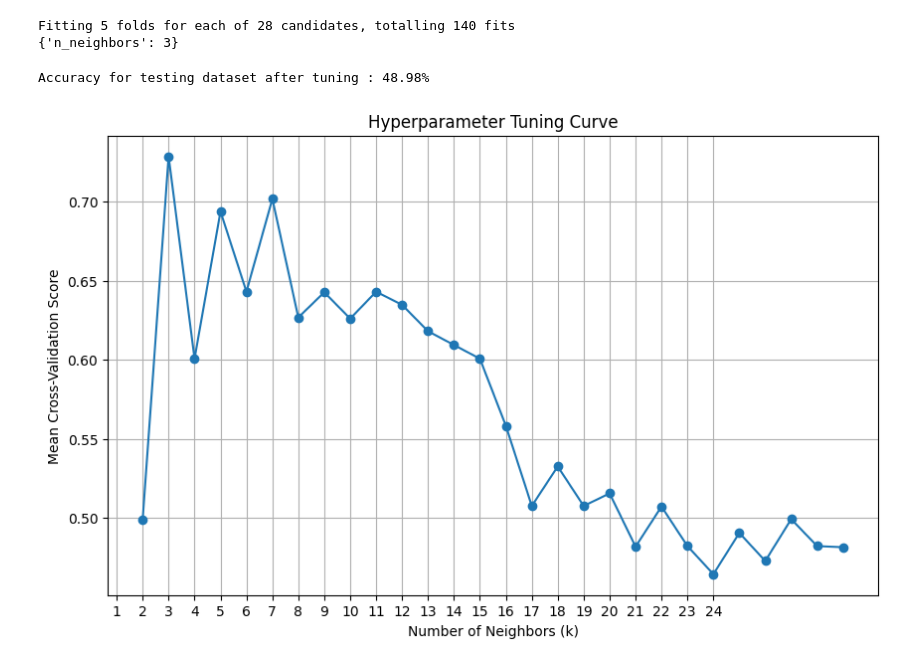
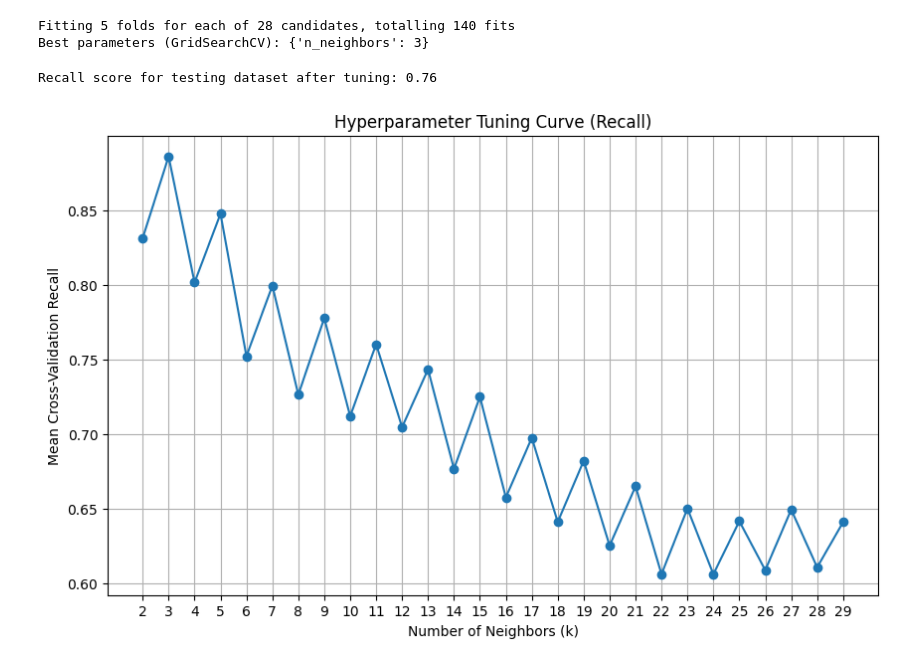
Before and after one commit to dhxrth/IT1244-Final-Project, a Jupyter notebook: KNN_HVC.ipynb, the cells around one changed output. Cells and saved outputs as stored; diff of their text form; code cells hidden in the pictures.

```diff
--- a/KNN_HVC.ipynb
+++ b/KNN_HVC.ipynb
@@ -69,7 +93,8 @@ print(best_params_smote)
 # %%
-smote = SMOTE(k_neighbors=best_params_smote['sampling__k_neighbors'])
+smote = SMOTE(k_neighbors=best_params_smote['sampling__k_neighbors'], sampling_strategy=0.5)
 train_x_smote, train_y_smote = smote.fit_resample(train_x, train_y)
 class_counts = train_y_smote.value_counts()
 print(class_counts)
+print(type(train_y_smote))
 # %% [output]
 class_label
@@ -174,0 +158,6 @@ Feature names in test_x:
+# %%
+train_x, train_y = custom_undersampler_pipeline.fit_resample(train_x_smote, train_y_smote)
+
+counts = train_y.value_counts()
+
+print(counts)
@@ -184,11 +183,15 @@ Feature names unseen at fit time:
 # %%
 #hyper parameter tuning
-train_score = {}
-test_score = {}
+train_recall_scores = {}
+test_recall_scores = {}
 n_neighbors = np.arange(2, 30, 1)
 for neighbor in n_neighbors:
     knn = KNeighborsClassifier(n_neighbors=neighbor)
     knn.fit(train_x, train_y)
-    train_score[neighbor]=knn.score(train_x, train_y)
-    test_score[neighbor]=knn.score(test_x, test_y)
+
+    train_recall = recall_score(train_y, knn.predict(train_x))
+    test_recall = recall_score(test_y, knn.predict(test_x))
+
+    train_recall_scores[neighbor] = train_recall
+    test_recall_scores[neighbor] = test_recall
 # %%
@@ -213,33 +215,34 @@ for key, value in test_score.items():
 # %%
-#using Gridsearch cv
-kf=KFold(n_splits=5,shuffle=True,random_state=42)
-parameter={'n_neighbors': np.arange(2, 30, 1)}
-knn=KNeighborsClassifier()
-knn_cv=GridSearchCV(knn, param_grid=parameter, cv=kf, verbose=1)
+# Using GridSearchCV
+kf = KFold(n_splits=5, shuffle=True, random_state=42)
+parameter = {'n_neighbors': np.arange(2, 30, 1)}
+knn = KNeighborsClassifier()
+knn_cv = GridSearchCV(knn, param_grid=parameter, cv=kf, verbose=1, scoring='recall')
 knn_cv.fit(train_x, train_y)
-print("Best parameters:", knn_cv.best_params_)
+print("Best parameters (GridSearchCV):", knn_cv.best_params_)
+best_k = knn_cv.best_params_['n_neighbors']
 # %% [output]
 Fitting 5 folds for each of 28 candidates, totalling 140 fits
-{'n_neighbors': 3}
+Best parameters (GridSearchCV): {'n_neighbors': 3}
 # %%
-knn=KNeighborsClassifier(n_neighbors=23)
+knn=KNeighborsClassifier(n_neighbors= best_k)
 knn.fit(train_x, train_y)
 y_pred=knn.predict(test_x)
-accuracy_score=accuracy_score(test_y, y_pred)*100
-print("Accuracy for testing dataset after tuning : {:.2f}%".format(accuracy_score))
+recall = recall_score(test_y, y_pred)
+print("Recall score for testing dataset after tuning: {:.2f}".format(recall))
 # %% [output]
-Accuracy for testing dataset after tuning : 48.98%
+Recall score for testing dataset after tuning: 0.76
 # %%
-means = knn_cv.cv_results_['mean_test_score']
+recalls = knn_cv.cv_results_['mean_test_score']  # Access mean test scores (recall)
 params = knn_cv.cv_results_['param_n_neighbors'].data.astype(int)
 
 plt.figure(figsize=(10, 6))
-plt.plot(params, means, marker='o', linestyle='-')
-plt.title('Hyperparameter Tuning Curve')
+plt.plot(params, recalls, marker='o', linestyle='-')
+plt.title('Hyperparameter Tuning Curve (Recall)')
 plt.xlabel('Number of Neighbors (k)')
-plt.ylabel('Mean Cross-Validation Score')
-plt.xticks(np.arange(1, 25, step=1))  # Adjust the range of x-axis ticks as needed
+plt.ylabel('Mean Cross-Validation Recall')
+plt.xticks(np.arange(2, 30, step=1))  # Adjust the range of x-axis ticks as needed
 plt.grid(True)
 plt.show()
 # %% [output]
-[figure, old version]
+[figure, new version]
```
Also changed, not shown: parts of 17 cells of this notebook, 1 other file.
